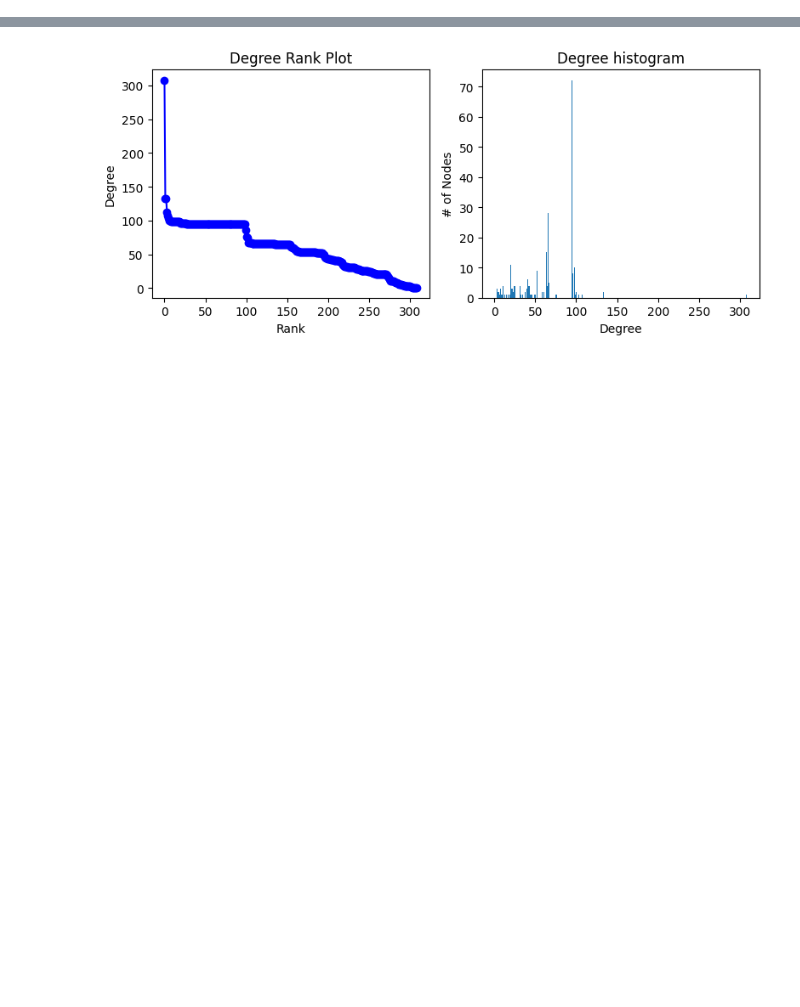
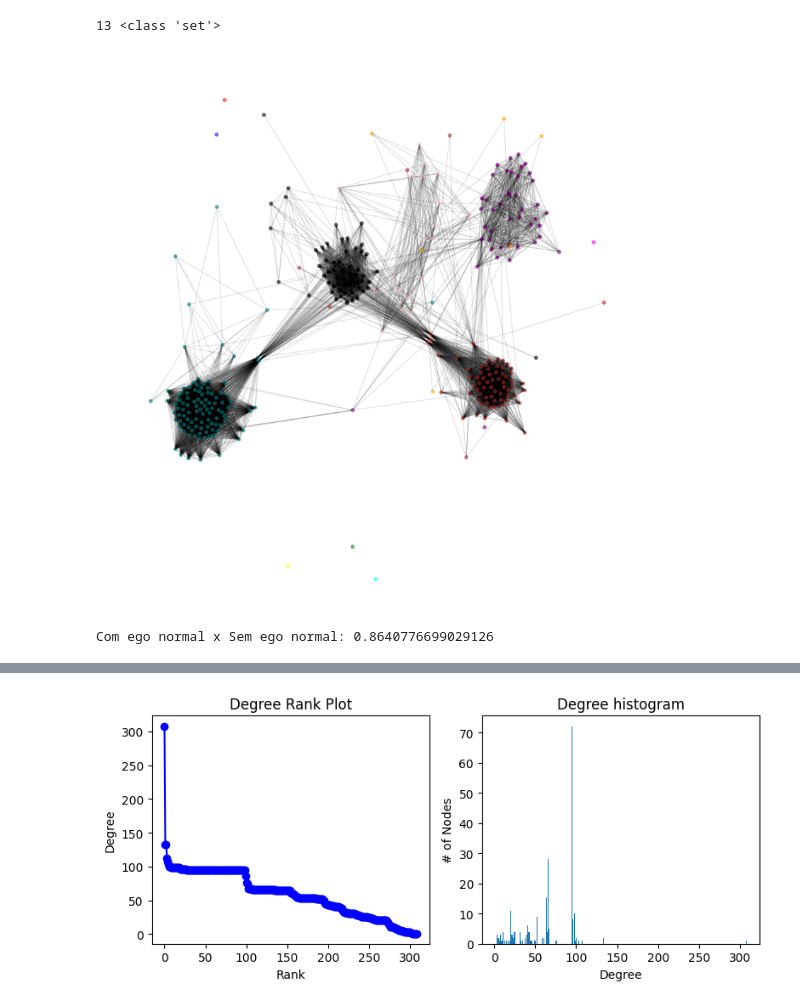
Before and after one commit to dudu-miranda/tp-redesComplexas, a Jupyter notebook: graf.ipynb, the cells around one changed output, grey strips where cells are left out. Saved outputs shown, nothing was run; the diff lists cells and outputs as text; code cells hidden in the pictures; blank space fills up the shorter version.

```diff
--- a/graf.ipynb
+++ b/graf.ipynb
@@ -24,0 +317,19 @@ nx.draw(remove, pos, node_size=20, node_color='blue', alpha=0.5, linewidths=0.05
+# %%
+remove = remove_node(1, "guilherme.txt", "guilherme-conections-invertido.txt")
+
+plot_best_partition_communities(remove)
+# %% [output]
+13 <class 'set'>
+[figure, added]
+# %%
+particionamento_ego = community.best_partition(g)
+comunidade_ego = get_list_list(particionamento_ego)
+
+particionamento_sem = community.best_partition(remove)
+comunidade_sem = get_list_list(particionamento_sem)
+
+#print(comunidade_ego, comunidade_sem)
+similarity = community_similarity(comunidade_ego, comunidade_sem)
+print(f"Com ego normal x Sem ego normal: {similarity}")
+# %% [output]
+Com ego normal x Sem ego normal: 0.8640776699029126
```
Also changed, not shown: parts of 30 cells of this notebook.
